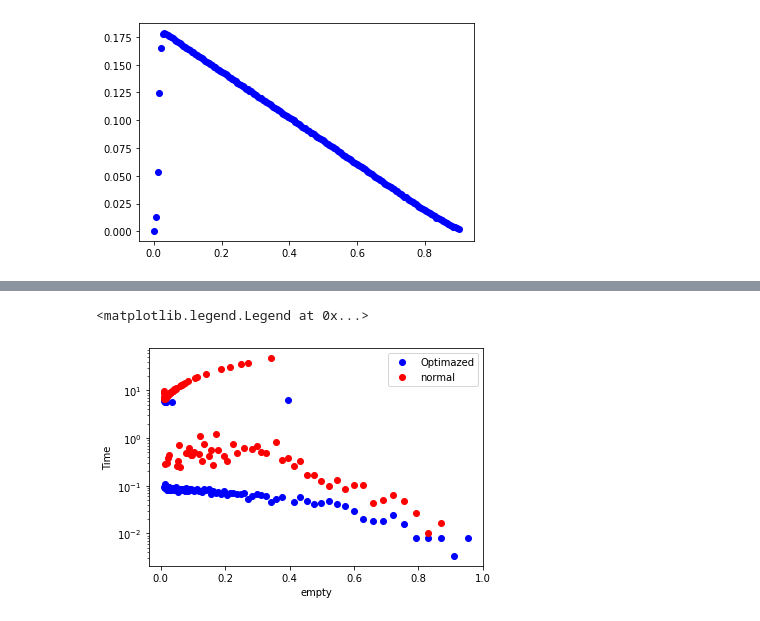
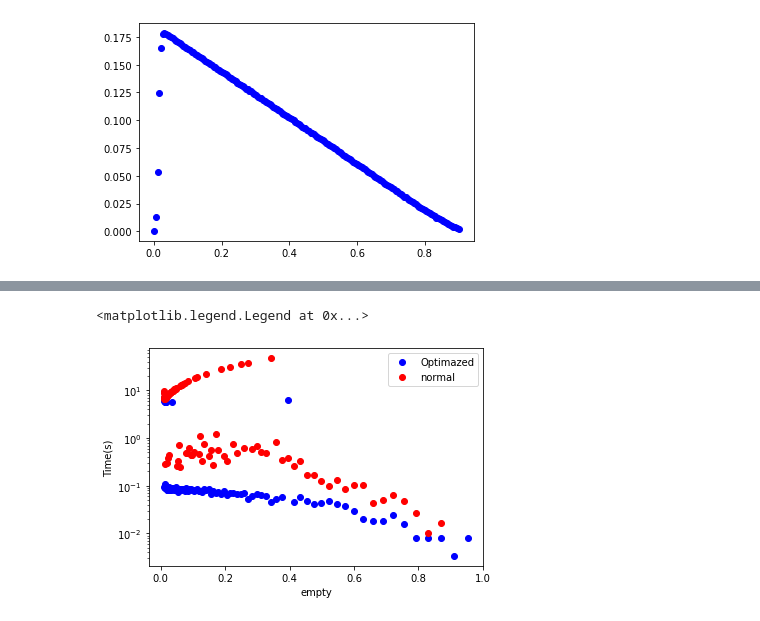
Before and after one commit to quimort/schellings-model, a Jupyter notebook: analisis.ipynb, the cells around one changed output, grey strips where cells are left out. Saved outputs shown, nothing was run; the diff lists cells and outputs as text; code cells hidden in the pictures.

```diff
--- a/analisis.ipynb
+++ b/analisis.ipynb
@@ -106,11 +106,11 @@ plt.legend()
 # %%
 df = pd.read_csv('schelling_values_optimization_model_2_30.csv',delimiter=";")
 plt.plot(df['empty'],df['time opimaized'],'bo',label="Optimazed")
 plt.plot(df['empty'],df['time no optimized'],'ro',label="normal")
 plt.xlabel("empty")
-plt.ylabel("Time")
+plt.ylabel("Time(s)")
 plt.yscale("log")
 plt.legend()
 # %% [output]
 <matplotlib.legend.Legend at 0x...>
-[figure, old version]
+[figure, new version]
```
Also changed, not shown: parts of 7 cells of this notebook, 2 other files.
